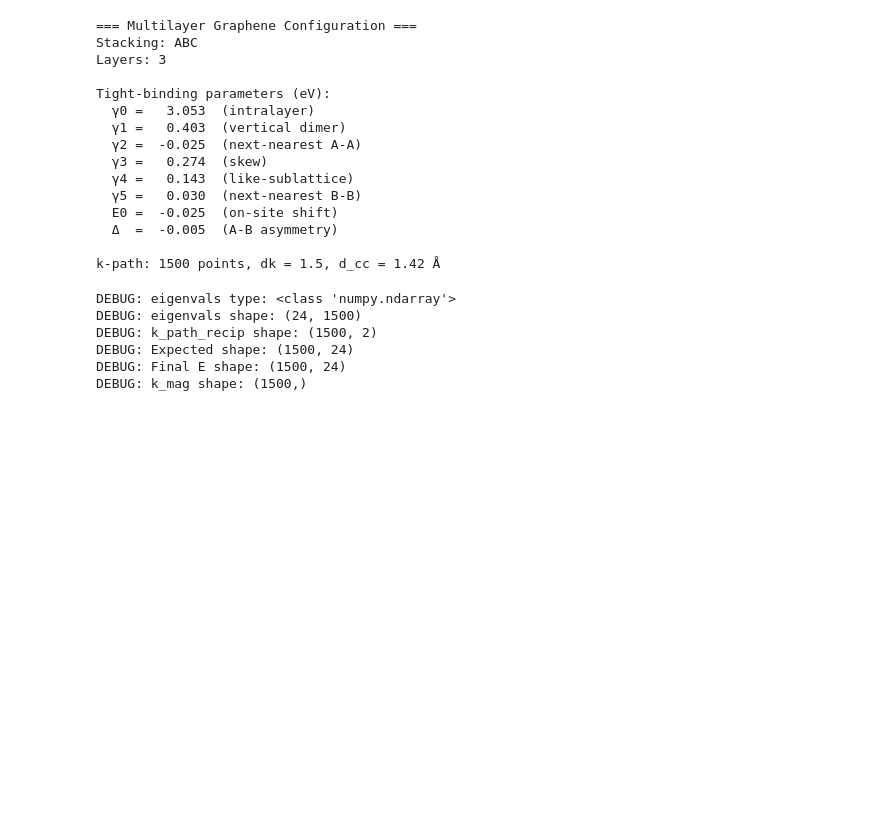
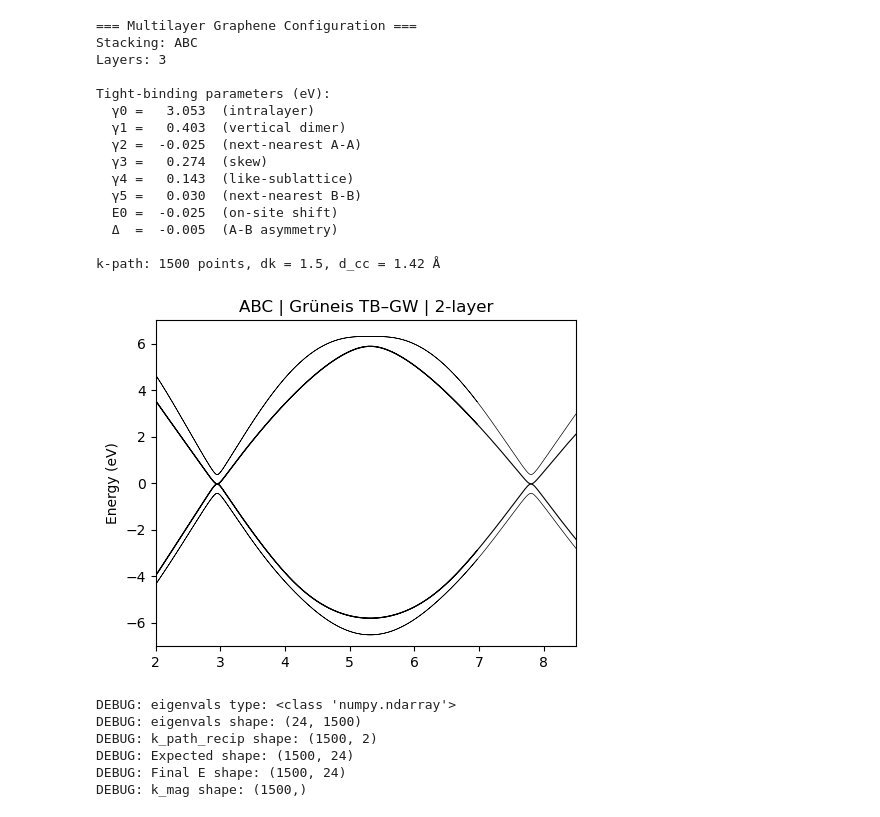
Before and after one commit to zrbyte/few-layer-graphite, a Jupyter notebook: nnn bands in flg.ipynb, the cells around one changed output. Saved outputs shown, nothing was run; the diff lists cells and outputs as text; code cells hidden in the pictures; blank space fills up the shorter version.

```diff
--- a/nnn bands in flg.ipynb
+++ b/nnn bands in flg.ipynb
@@ -25,6 +25,11 @@ Tight-binding parameters (eV):
   Δ  =  -0.005  (A-B asymmetry)
 
 k-path: 1500 points, dk = 1.5, d_cc = 1.42 Å
+# %%
+mlg.set_parameters(N_layers=2, stacking='abc')
+mlg.plot_bands(xlim=(2, 8.5), ylim = (-7, 7))
+# %% [output]
+[figure, added]
 # %%
 mlg.set_parameters(N_layers=12, stacking='abc')
 mlg_pythtb.set_parameters(N_layers=12, stacking='abc')
```
Also changed, not shown: parts of 1 cell of this notebook, 5 other files.
